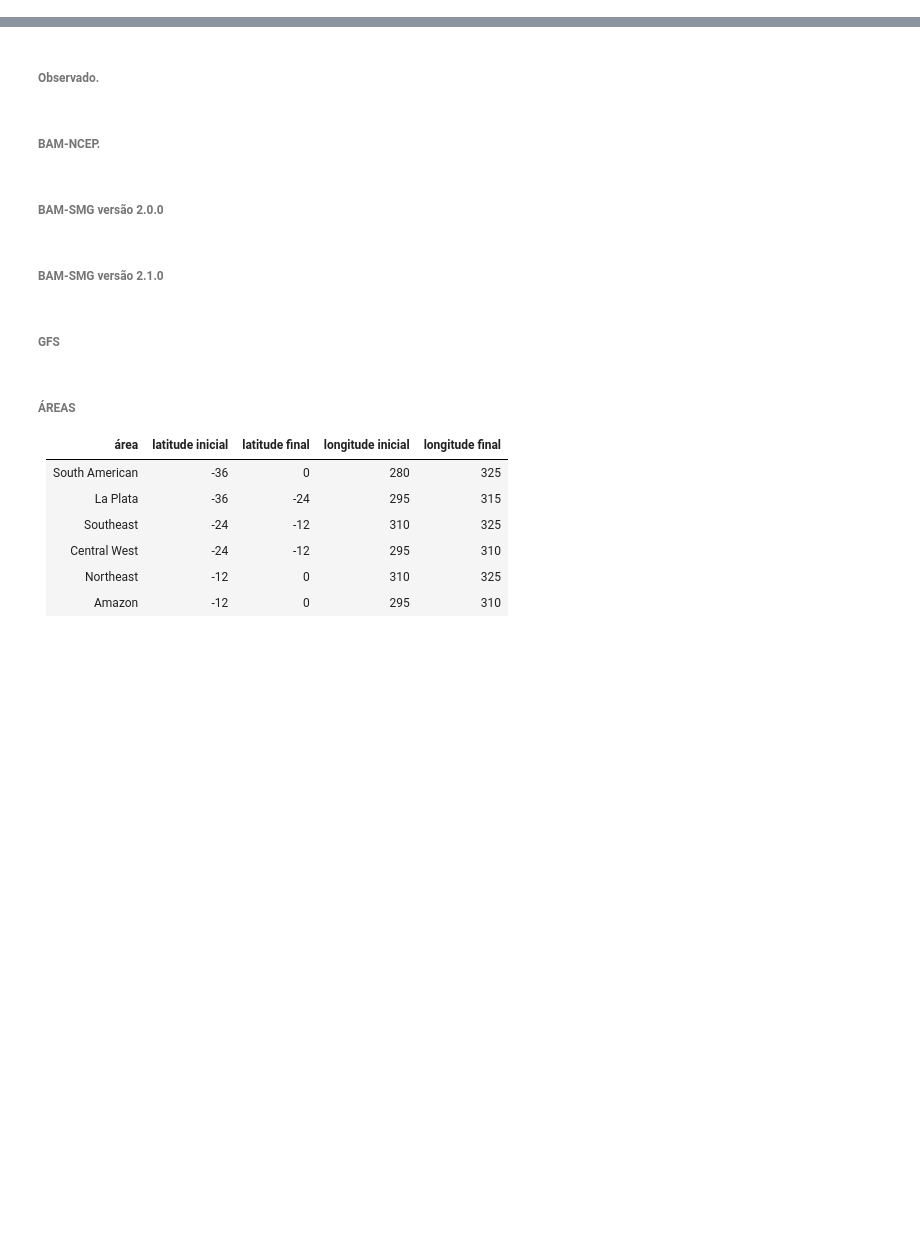
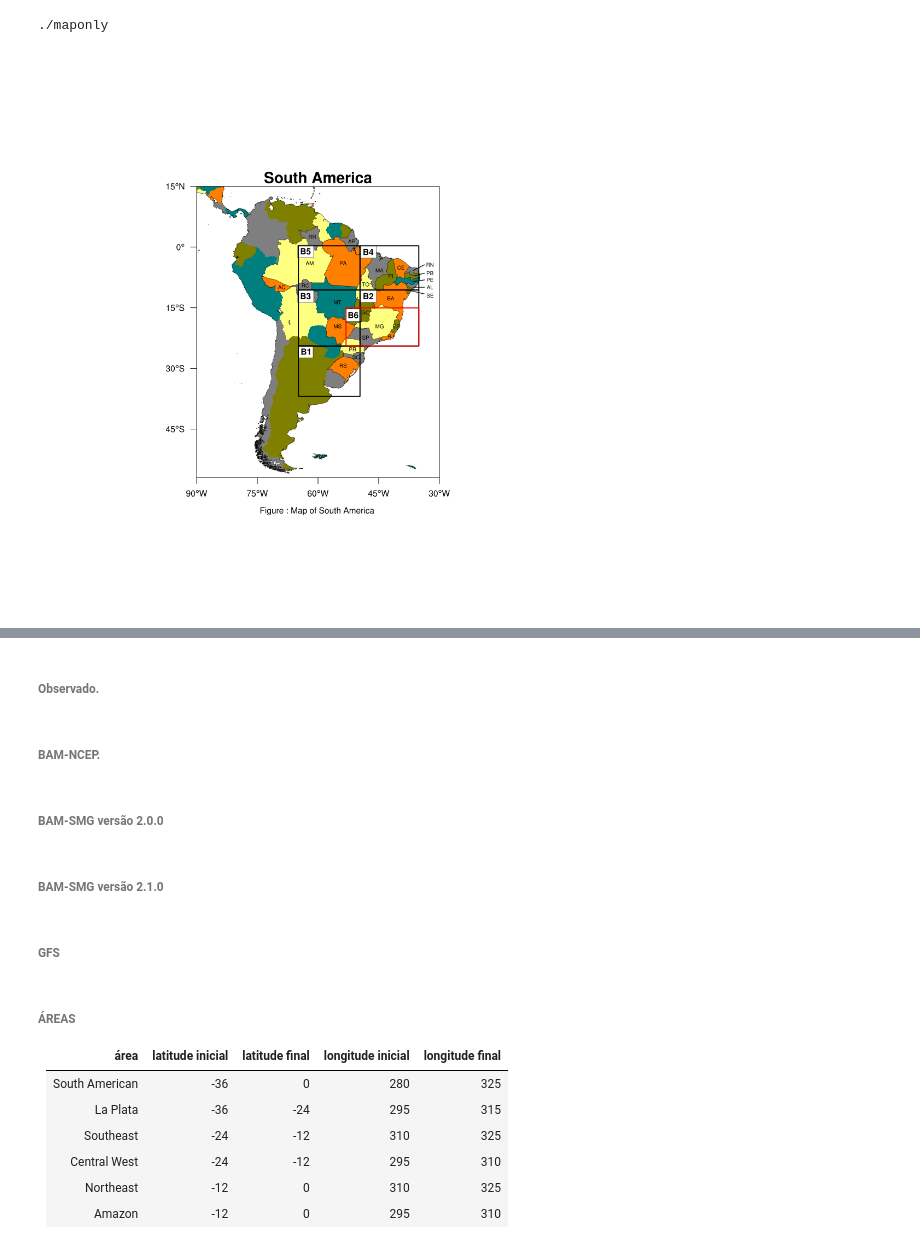
Before and after one commit to Wanhenri/jupNCL_for_contri, a Jupyter notebook: Projeto_ncl_dt_em construção.ipynb, the cells around one changed output, grey strips where cells are left out. Cells and saved outputs as stored; diff of their text form; code cells hidden in the pictures; blank space fills up the shorter version.

```diff
--- a/Projeto_ncl_dt_em construção.ipynb
+++ b/Projeto_ncl_dt_em construção.ipynb
@@ -0,0 +160,5 @@
+# %%
+frame(wks)
+# %% [output]
+./maponly
+[figure, added]
```
Also changed, not shown: parts of 255 cells of this notebook.
